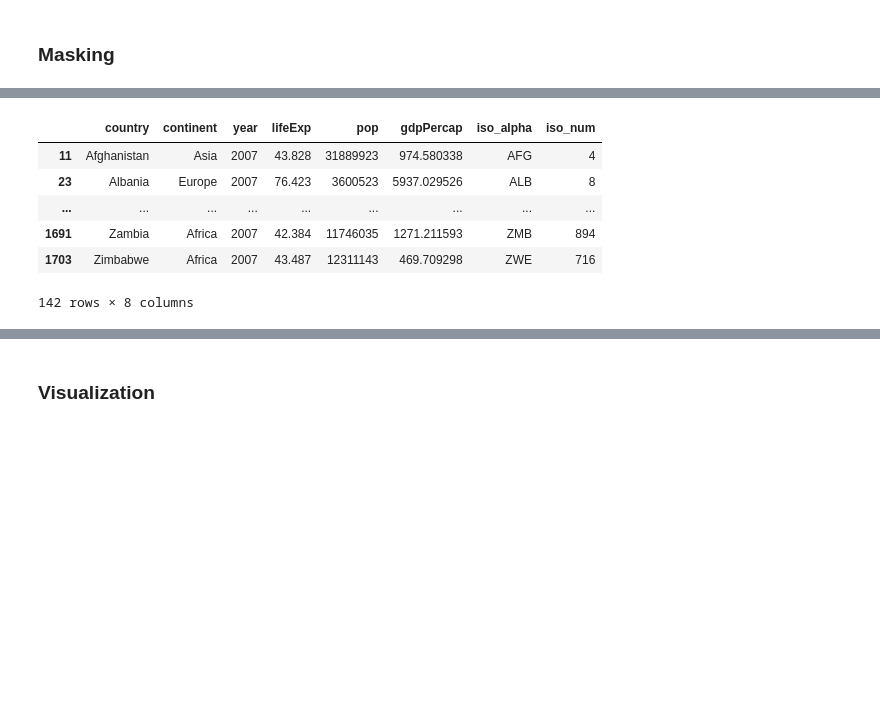
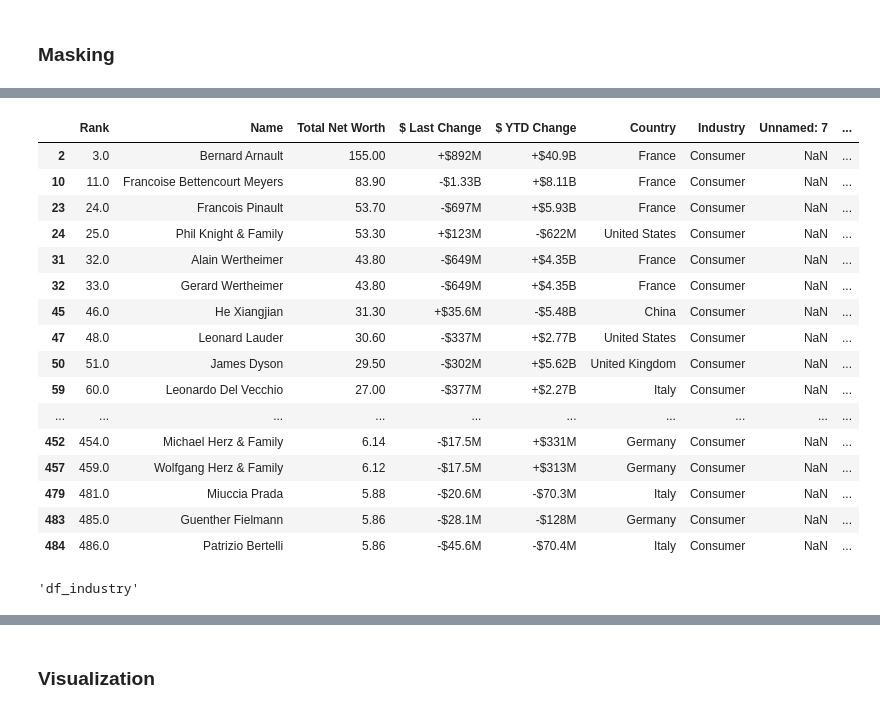
Before and after one commit to vangiogh/DF-P, a Jupyter notebook: notebooks/1_Sketch/A.ipynb, the cells around one changed output, grey strips where cells are left out. Drawn from its saved outputs; the diff is of its cells as text; code cells hidden in the pictures; blank space fills up the shorter version.

```diff
--- a/notebooks/1_Sketch/A.ipynb
+++ b/notebooks/1_Sketch/A.ipynb
@@ -15,3 +8,9 @@
 ## Filter data
 # %% [markdown]
 ### Masking
+# %%
+df = pd.read_csv('../../data/500 richest people 2021.csv', sep=';')
+# %%
+df['Total Net Worth'] = df['Total Net Worth'].str.extract(r'(\d+\.?\d*)')[0].astype(float)
+# %%
+df = df[['Name', 'Total Net Worth', 'Industry']].dropna()
@@ -17,0 +19,3 @@
+# %%
+mask_industry = df['Industry'] == 'Consumer'
+mask_industry
@@ -17,0 +35,21 @@
+# %%
+df_industry = df[mask_industry]
+df_industry
+# %% [output]
+|  | Rank | Name | Total Net Worth | $ Last Change | $ YTD Change | Country | Industry | Unnamed: 7 | ... |
+| 2 | 3.0 | Bernard Arnault | 155.00 | +$892M | +$40.9B | France | Consumer | NaN | ... |
+| 10 | 11.0 | Francoise Bettencourt Meyers | 83.90 | -$1.33B | +$8.11B | France | Consumer | NaN | ... |
+| 23 | 24.0 | Francois Pinault | 53.70 | -$697M | +$5.93B | France | Consumer | NaN | ... |
+| 24 | 25.0 | Phil Knight & Family | 53.30 | +$123M | -$622M | United States | Consumer | NaN | ... |
+| 31 | 32.0 | Alain Wertheimer | 43.80 | -$649M | +$4.35B | France | Consumer | NaN | ... |
+| 32 | 33.0 | Gerard Wertheimer | 43.80 | -$649M | +$4.35B | France | Consumer | NaN | ... |
+| 45 | 46.0 | He Xiangjian | 31.30 | +$35.6M | -$5.48B | China | Consumer | NaN | ... |
+| 47 | 48.0 | Leonard Lauder | 30.60 | -$337M | +$2.77B | United States | Consumer | NaN | ... |
+| 50 | 51.0 | James Dyson | 29.50 | -$302M | +$5.62B | United Kingdom | Consumer | NaN | ... |
+| 59 | 60.0 | Leonardo Del Vecchio | 27.00 | -$377M | +$2.27B | Italy | Consumer | NaN | ... |
+| ... | ... | ... | ... | ... | ... | ... | ... | ... | ... |
+| 452 | 454.0 | Michael Herz & Family | 6.14 | -$17.5M | +$331M | Germany | Consumer | NaN | ... |
+| 457 | 459.0 | Wolfgang Herz & Family | 6.12 | -$17.5M | +$313M | Germany | Consumer | NaN | ... |
+| 479 | 481.0 | Miuccia Prada | 5.88 | -$20.6M | -$70.3M | Italy | Consumer | NaN | ... |
+| 483 | 485.0 | Guenther Fielmann | 5.86 | -$28.1M | -$128M | Germany | Consumer | NaN | ... |
+| 484 | 486.0 | Patrizio Bertelli | 5.86 | -$45.6M | -$70.4M | Italy | Consumer | NaN | ... |
@@ -18,9 +58,4 @@
 # %%
+'df_industry'
 # %% [output]
-|  | country | continent | year | lifeExp | pop | gdpPercap | iso_alpha | iso_num |
-| 11 | Afghanistan | Asia | 2007 | 43.828 | 31889923 | 974.580338 | AFG | 4 |
-| 23 | Albania | Europe | 2007 | 76.423 | 3600523 | 5937.029526 | ALB | 8 |
-| ... | ... | ... | ... | ... | ... | ... | ... | ... |
-| 1691 | Zambia | Africa | 2007 | 42.384 | 11746035 | 1271.211593 | ZMB | 894 |
-| 1703 | Zimbabwe | Africa | 2007 | 43.487 | 12311143 | 469.709298 | ZWE | 716 |
-142 rows × 8 columns
+'df_industry'
```
Also changed, not shown: parts of 7 cells of this notebook, 4 other files.
